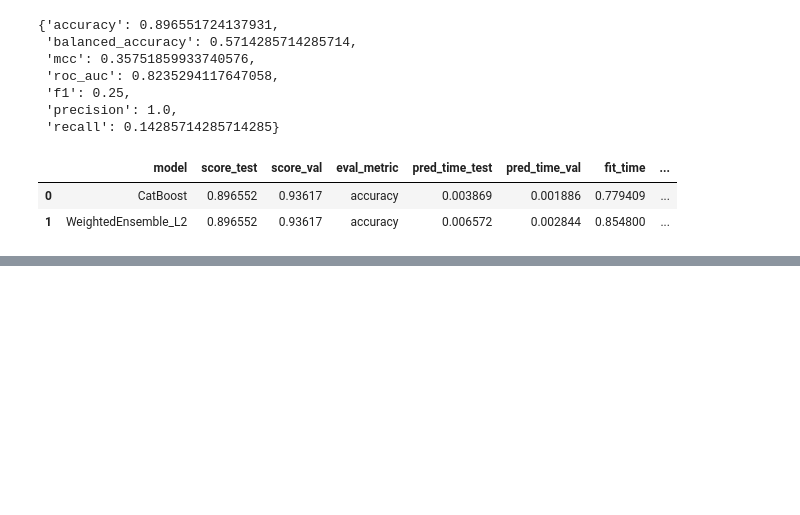
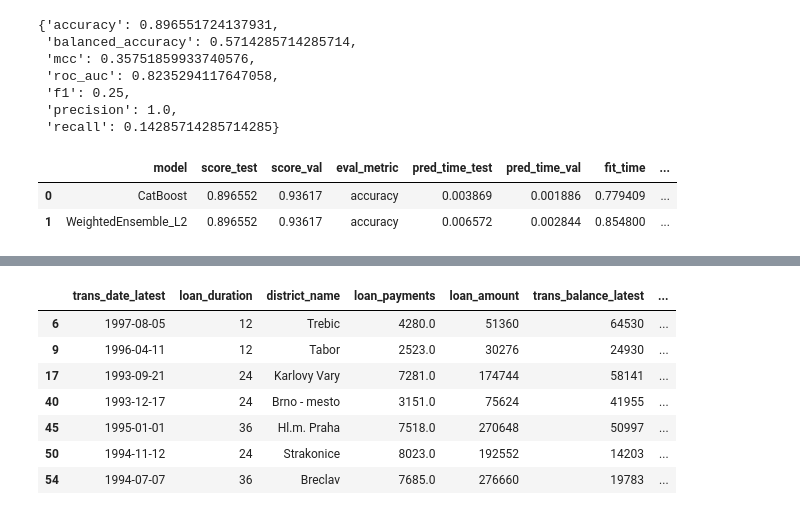
Before and after one commit to cyshen11/loan-prediction-app-aws, a Jupyter notebook: jupyter-nb/train_model.ipynb, the cells around one changed output, grey strips where cells are left out. Saved outputs shown, nothing was run; the diff lists cells and outputs as text; code cells hidden in the pictures; blank space fills up the shorter version.

Commit message:
added to preview new model

```diff
--- a/jupyter-nb/train_model.ipynb
+++ b/jupyter-nb/train_model.ipynb
@@ -246,0 +249,4 @@ predictor.leaderboard(test_data)
+# %%
+train_data = pd.read_csv('../datasets/train.csv')
+test_data = pd.read_csv('../datasets/test.csv')
+predictor = TabularPredictor.load('AutogluonModels/final')
@@ -246,0 +262,11 @@ predictor.leaderboard(test_data)
+# %%
+test_data[features_selected + ['loan_status']].query('loan_status == "B"')
+# %% [output]
+|  | trans_date_latest | loan_duration | district_name | loan_payments | loan_amount | trans_balance_latest | ... |
+| 6 | 1997-08-05 | 12 | Trebic | 4280.0 | 51360 | 64530 | ... |
+| 9 | 1996-04-11 | 12 | Tabor | 2523.0 | 30276 | 24930 | ... |
+| 17 | 1993-09-21 | 24 | Karlovy Vary | 7281.0 | 174744 | 58141 | ... |
+| 40 | 1993-12-17 | 24 | Brno - mesto | 3151.0 | 75624 | 41955 | ... |
+| 45 | 1995-01-01 | 36 | Hl.m. Praha | 7518.0 | 270648 | 50997 | ... |
+| 50 | 1994-11-12 | 24 | Strakonice | 8023.0 | 192552 | 14203 | ... |
+| 54 | 1994-07-07 | 36 | Breclav | 7685.0 | 276660 | 19783 | ... |
```
Also changed, not shown: parts of 3 cells of this notebook.
